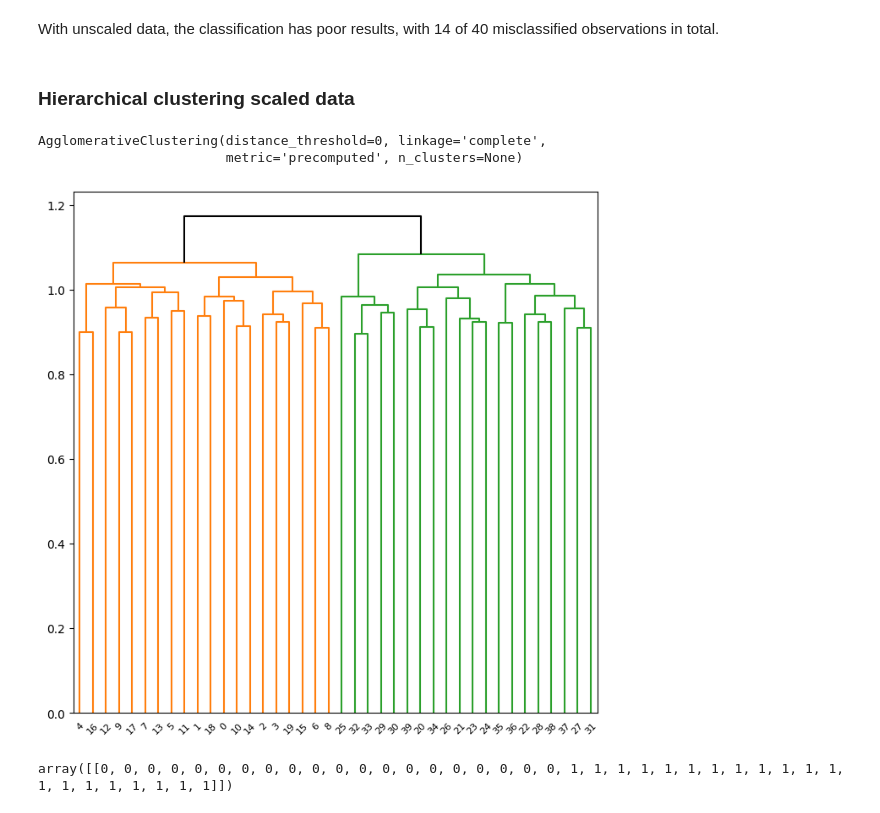
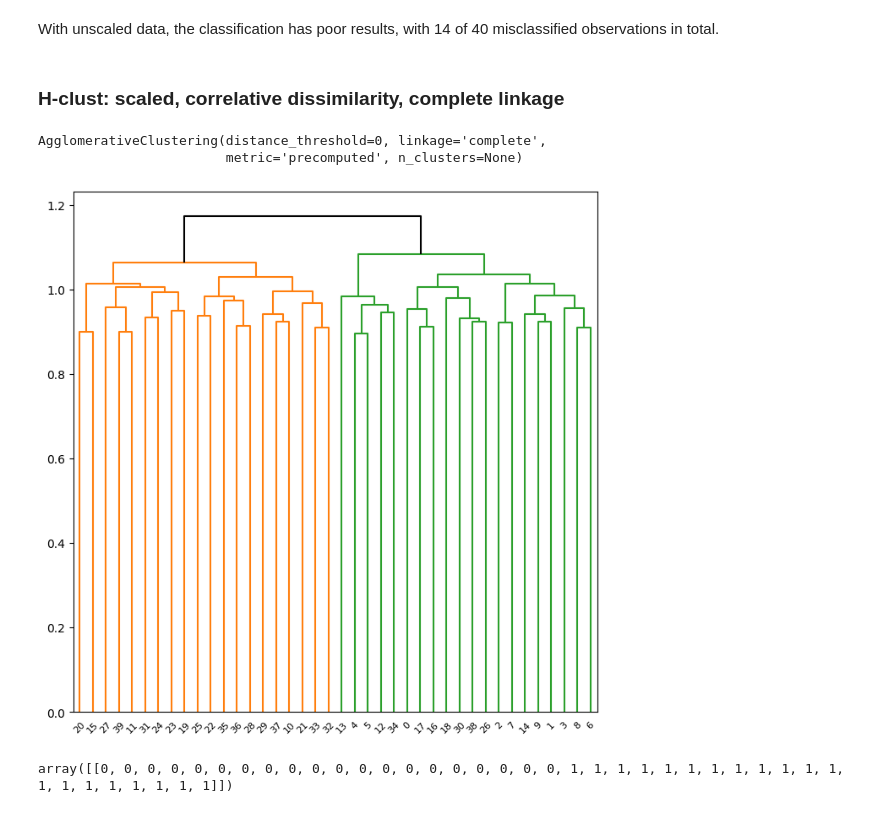
Before and after one commit to drwslv/StanfordOnline-Statistical-Learning, a Jupyter notebook: Ch12 Solutions Applied.ipynb, the cells around one changed output. Saved outputs shown, nothing was run; the diff lists cells and outputs as text; code cells hidden in the pictures.

```diff
--- a/Ch12 Solutions Applied.ipynb
+++ b/Ch12 Solutions Applied.ipynb
@@ -756,8 +756,8 @@ pd.crosstab(clusters_df['true_group'], clusters_df['hclust_group'])
 | 1.0 | 2 | 18 |
 # %% [markdown]
 With unscaled data, the classification has poor results, with 14 of 40 misclassified observations in total.
-# %% [markdown]
-### Hierarchical clustering scaled data
+# %% [markdown]
+### H-clust: scaled, correlative dissimilarity, complete linkage
 # %%
 scaler = StandardScaler(with_std=True, with_mean=True)
 gene_scaled = scaler.fit_transform(gene_df)
@@ -772,14 +772,14 @@ AgglomerativeClustering(distance_threshold=0, linkage='complete',
 # %%
 linkage_comp = compute_linkage(h_clust_gene_scaled_complete)
 fig, ax = plt.subplots(1, 1, figsize=(8, 8))
 dendrogram(linkage_comp,
            ax=ax,
-           labels=gene_df.index,
+           labels=h_clust_gene_complete.labels_,
            color_threshold=1.1,
            above_threshold_color='black'
            );
 # %% [output]
-[figure, old version]
+[figure, new version]
 # %%
 cut_tree(linkage_comp, n_clusters=2).T
 # %% [output]
```
Also changed, not shown: parts of 16 cells of this notebook.
